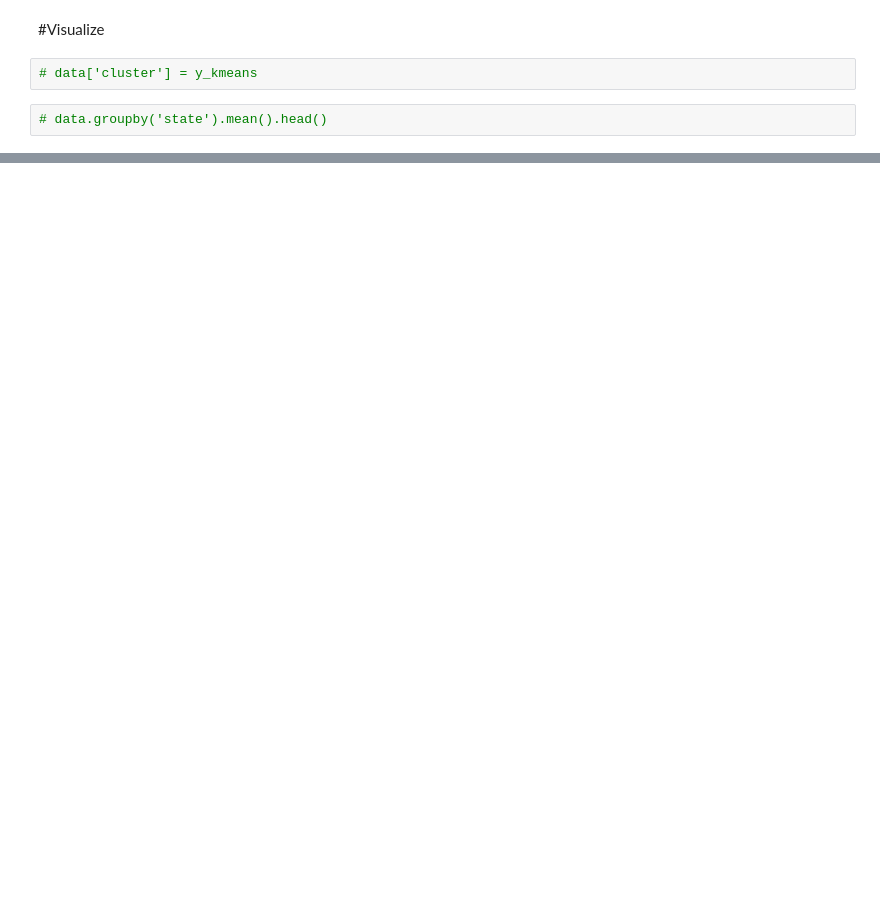
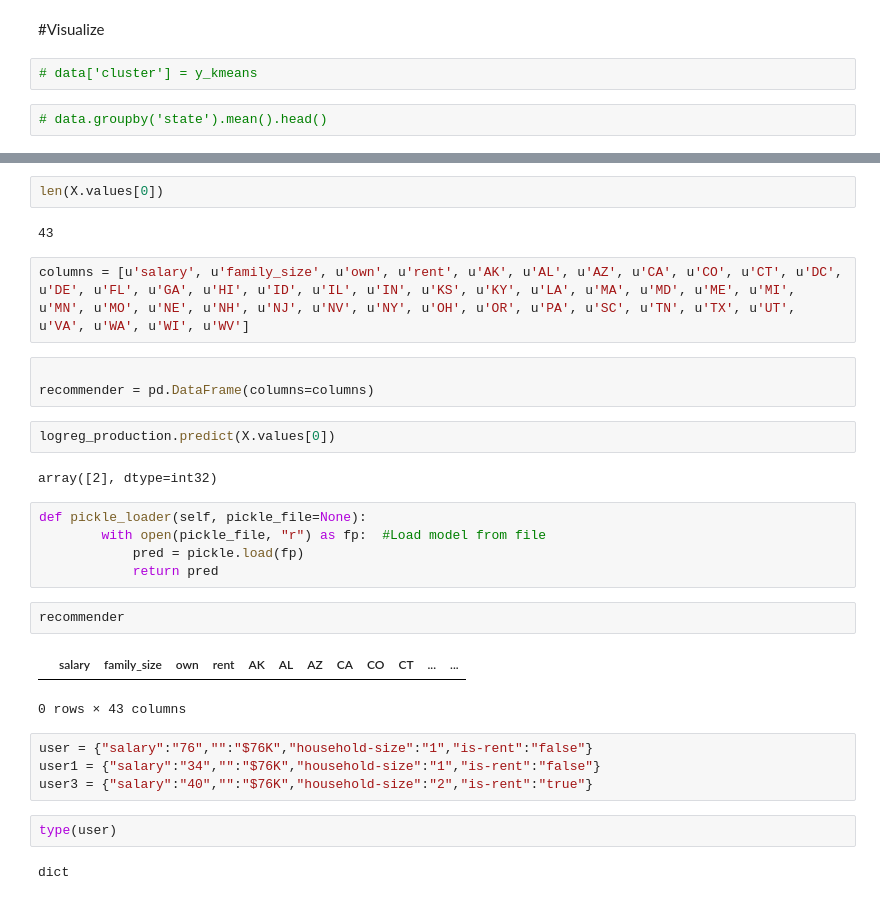
Before and after one commit to ndanielsen/canimakeit, a Jupyter notebook: wrangle/MVP State Clustering.ipynb, the cells around one changed output, grey strips where cells are left out. Saved outputs shown, nothing was run; the diff lists cells and outputs as text; blank space fills up the shorter version.

```diff
--- a/wrangle/MVP State Clustering.ipynb
+++ b/wrangle/MVP State Clustering.ipynb
@@ -70,0 +149,31 @@ data.plot(kind='hexbin', x='state', y='salary', C='cluster', figsize=(10,10), xl
+# %%
+len(X.values[0])
+# %% [output]
+43
+# %%
+columns = [u'salary', u'family_size', u'own', u'rent', u'AK', u'AL', u'AZ', u'CA', u'CO', u'CT', u'DC', u'DE', u'FL', u'GA', u'HI', u'ID', u'IL', u'IN', u'KS', u'KY', u'LA', u'MA', u'MD', u'ME', u'MI', u'MN', u'MO', u'NE', u'NH', u'NJ', u'NV', u'NY', u'OH', u'OR', u'PA', u'SC', u'TN', u'TX', u'UT', u'VA', u'WA', u'WI', u'WV']
+# %%
+
+recommender = pd.DataFrame(columns=columns)
+# %%
+logreg_production.predict(X.values[0])
+# %% [output]
+array([2], dtype=int32)
+# %%
+def pickle_loader(self, pickle_file=None):
+		with open(pickle_file, "r") as fp: 	#Load model from file
+			pred = pickle.load(fp)
+			return pred
+# %%
+recommender
+# %% [output]
+|  | salary | family_size | own | rent | AK | AL | AZ | CA | CO | CT | ... | ... |
+0 rows × 43 columns
+# %%
+user = {"salary":"76","":"$76K","household-size":"1","is-rent":"false"}
+user1 = {"salary":"34","":"$76K","household-size":"1","is-rent":"false"}
+user3 = {"salary":"40","":"$76K","household-size":"2","is-rent":"true"}
+# %%
+type(user)
+# %% [output]
+dict
```
Also changed, not shown: parts of 25 cells of this notebook, 4 other files.
